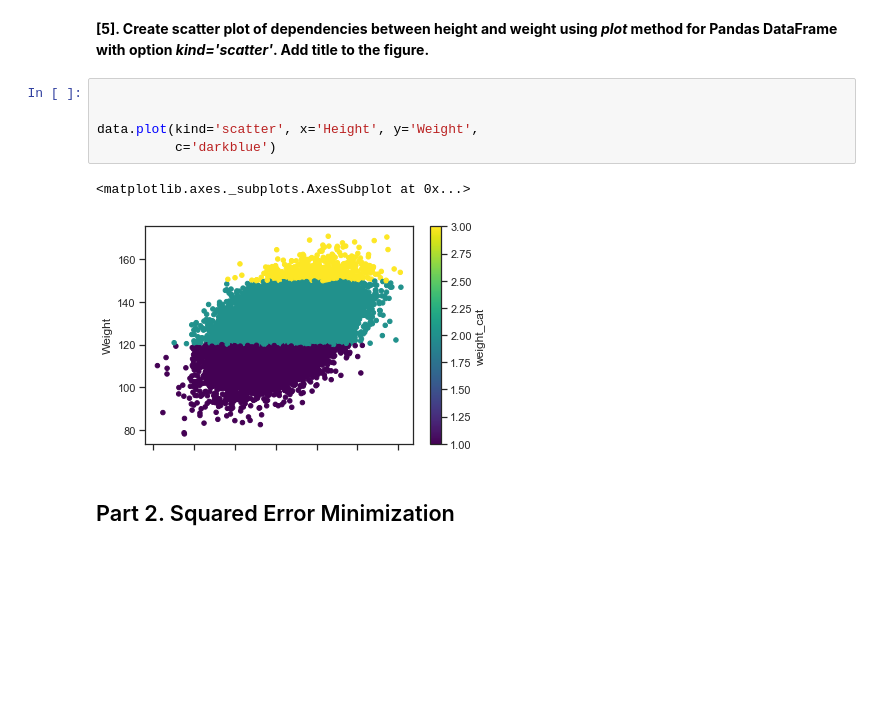
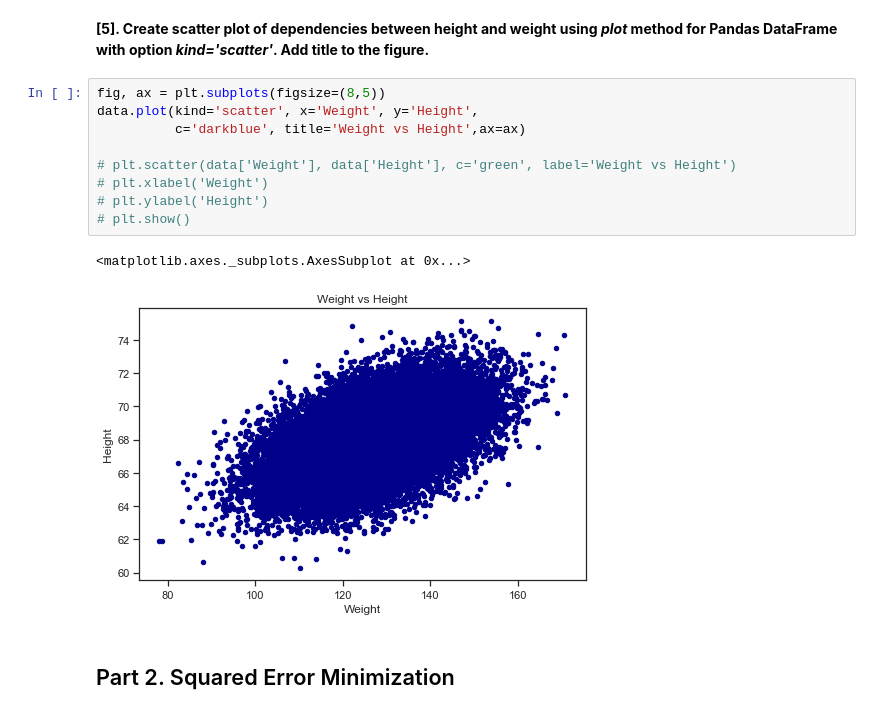
Before and after one commit to natashaa/mlcourse_dubai, a Jupyter notebook: jupyter_notebooks/Lecture_04_Linear_Regression/topic-4-LinearRegression_ASSIGNMENT.ipynb, the cells around one changed output. Drawn from its saved outputs; the diff is of its cells as text; blank space fills up the shorter version.

```diff
--- a/jupyter_notebooks/Lecture_04_Linear_Regression/topic-4-LinearRegression_ASSIGNMENT.ipynb
+++ b/jupyter_notebooks/Lecture_04_Linear_Regression/topic-4-LinearRegression_ASSIGNMENT.ipynb
@@ -102,14 +102,18 @@ plt.show()
 [figure]
 # %% [markdown]
 **[5]. Create scatter plot of dependencies between height and weight using *plot* method for Pandas DataFrame with option *kind='scatter'*. Add title to the figure.**
-# %%
-
-
-data.plot(kind='scatter', x='Height', y='Weight',
-          c='darkblue')
-# %% [output]
-<matplotlib.axes._subplots.AxesSubplot at 0x...>
-[figure, removed]
+# %%
+fig, ax = plt.subplots(figsize=(8,5))
+data.plot(kind='scatter', x='Weight', y='Height',
+          c='darkblue', title='Weight vs Height',ax=ax)
+
+# plt.scatter(data['Weight'], data['Height'], c='green', label='Weight vs Height')
+# plt.xlabel('Weight')
+# plt.ylabel('Height')
+# plt.show()
+# %% [output]
+<matplotlib.axes._subplots.AxesSubplot at 0x...>
+[figure, added]
 # %% [markdown]
 ## Part 2. Squared Error Minimization
 # %% [markdown]
```
Also changed, not shown: parts of 15 cells of this notebook.
